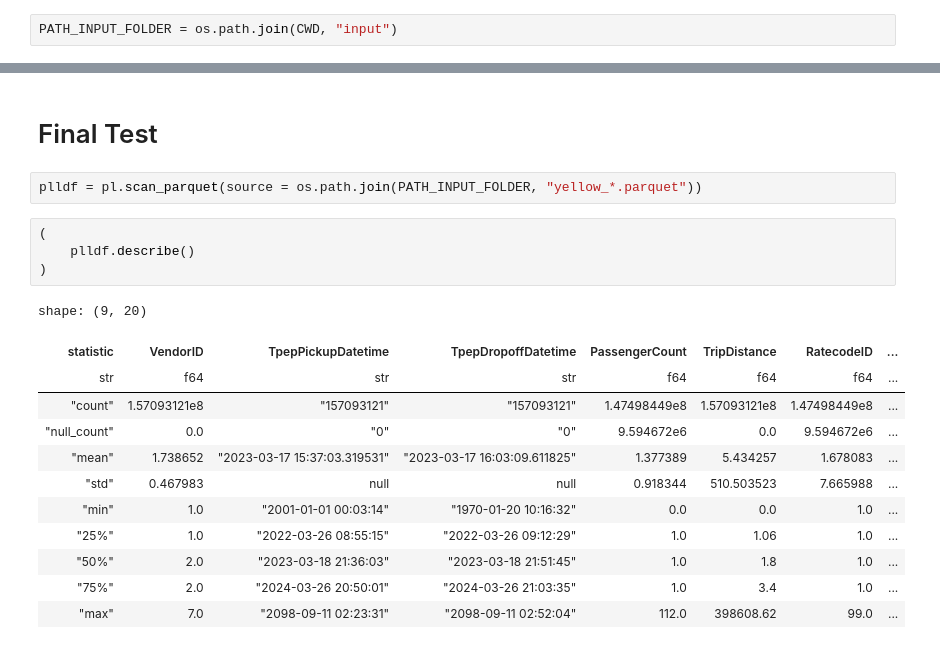
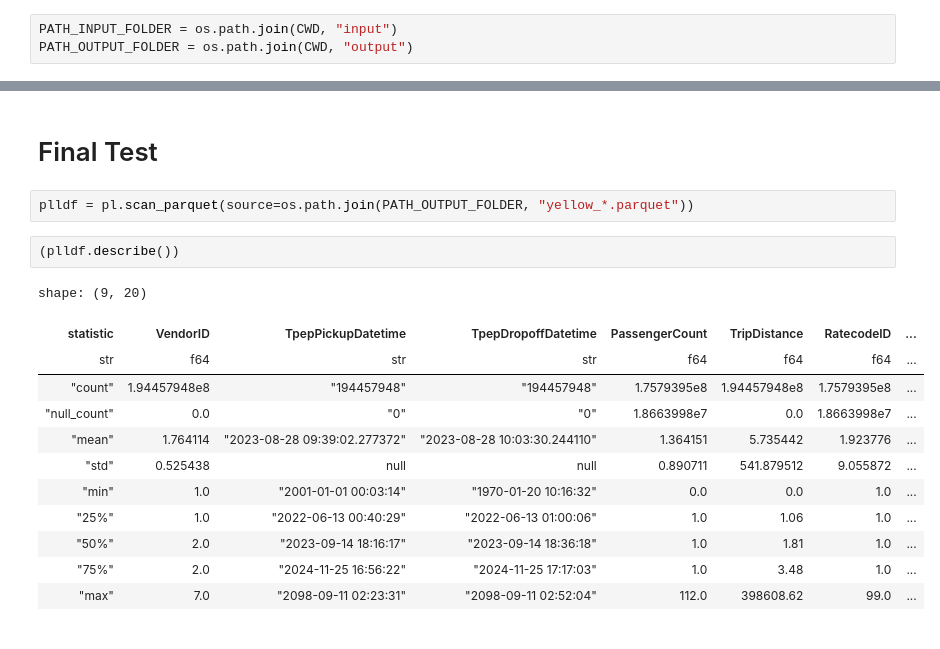
Before and after one commit to nicopyds/polanyt, a Jupyter notebook: Getting_and_Cleaning_Data.ipynb, the cells around one changed output, grey strips where cells are left out. Saved outputs shown, nothing was run; the diff lists cells and outputs as text.

```diff
--- a/Getting_and_Cleaning_Data.ipynb
+++ b/Getting_and_Cleaning_Data.ipynb
@@ -22,3 +20,4 @@ import polars as pl
 CWD = os.getcwd()
 # %%
 PATH_INPUT_FOLDER = os.path.join(CWD, "input")
+PATH_OUTPUT_FOLDER = os.path.join(CWD, "output")
@@ -196,21 +200,19 @@ standarize_files(input_folder=PATH_INPUT_FOLDER)
 # %% [markdown]
 # Final Test
 # %%
-plldf = pl.scan_parquet(source = os.path.join(PATH_INPUT_FOLDER, "yellow_*.parquet"))
+plldf = pl.scan_parquet(source=os.path.join(PATH_OUTPUT_FOLDER, "yellow_*.parquet"))
 # %%
-(
-    plldf.describe()
-)
+(plldf.describe())
 # %% [output]
 shape: (9, 20)
 | statistic | VendorID | TpepPickupDatetime | TpepDropoffDatetime | PassengerCount | TripDistance | RatecodeID | ... |
 | str | f64 | str | str | f64 | f64 | f64 | ... |
-| "count" | 1.57093121e8 | "157093121" | "157093121" | 1.47498449e8 | 1.57093121e8 | 1.47498449e8 | ... |
-| "null_count" | 0.0 | "0" | "0" | 9.594672e6 | 0.0 | 9.594672e6 | ... |
-| "mean" | 1.738652 | "2023-03-17 15:37:03.319531" | "2023-03-17 16:03:09.611825" | 1.377389 | 5.434257 | 1.678083 | ... |
-| "std" | 0.467983 | null | null | 0.918344 | 510.503523 | 7.665988 | ... |
+| "count" | 1.94457948e8 | "194457948" | "194457948" | 1.7579395e8 | 1.94457948e8 | 1.7579395e8 | ... |
+| "null_count" | 0.0 | "0" | "0" | 1.8663998e7 | 0.0 | 1.8663998e7 | ... |
+| "mean" | 1.764114 | "2023-08-28 09:39:02.277372" | "2023-08-28 10:03:30.244110" | 1.364151 | 5.735442 | 1.923776 | ... |
+| "std" | 0.525438 | null | null | 0.890711 | 541.879512 | 9.055872 | ... |
 | "min" | 1.0 | "2001-01-01 00:03:14" | "1970-01-20 10:16:32" | 0.0 | 0.0 | 1.0 | ... |
-| "25%" | 1.0 | "2022-03-26 08:55:15" | "2022-03-26 09:12:29" | 1.0 | 1.06 | 1.0 | ... |
-| "50%" | 2.0 | "2023-03-18 21:36:03" | "2023-03-18 21:51:45" | 1.0 | 1.8 | 1.0 | ... |
-| "75%" | 2.0 | "2024-03-26 20:50:01" | "2024-03-26 21:03:35" | 1.0 | 3.4 | 1.0 | ... |
+| "25%" | 1.0 | "2022-06-13 00:40:29" | "2022-06-13 01:00:06" | 1.0 | 1.06 | 1.0 | ... |
+| "50%" | 2.0 | "2023-09-14 18:16:17" | "2023-09-14 18:36:18" | 1.0 | 1.81 | 1.0 | ... |
+| "75%" | 2.0 | "2024-11-25 16:56:22" | "2024-11-25 17:17:03" | 1.0 | 3.48 | 1.0 | ... |
 | "max" | 7.0 | "2098-09-11 02:23:31" | "2098-09-11 02:52:04" | 112.0 | 398608.62 | 99.0 | ... |
```
Also changed, not shown: parts of 10 cells of this notebook, 4 other files.
